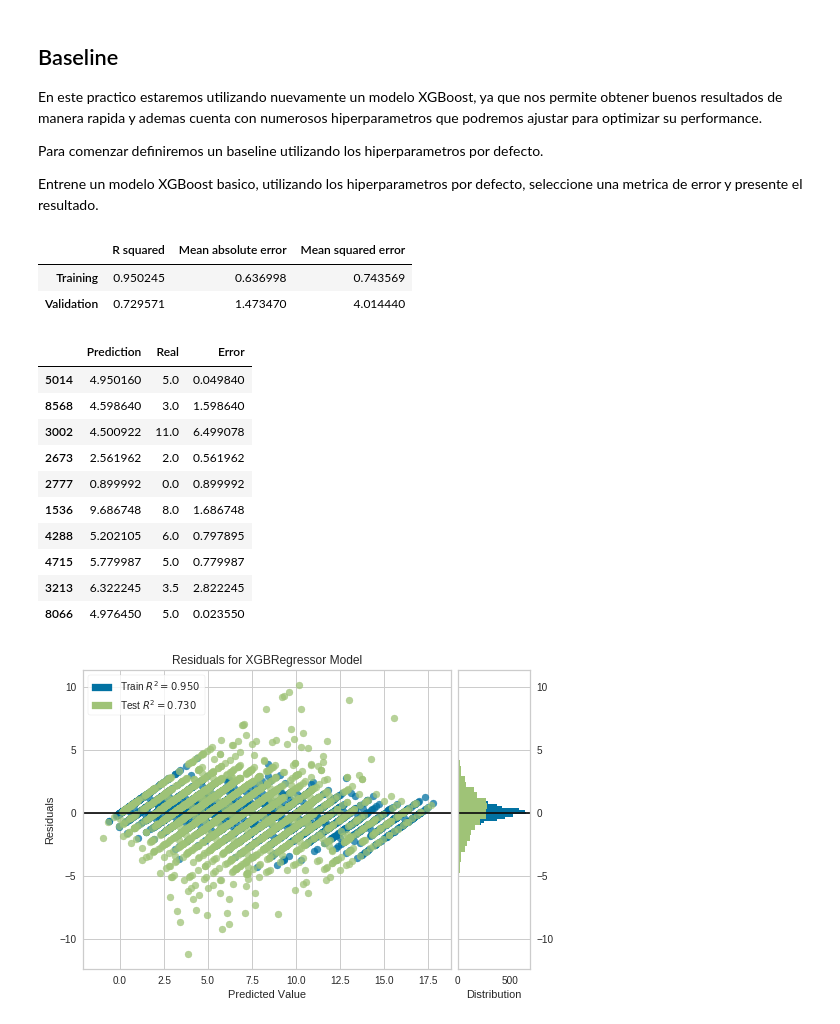
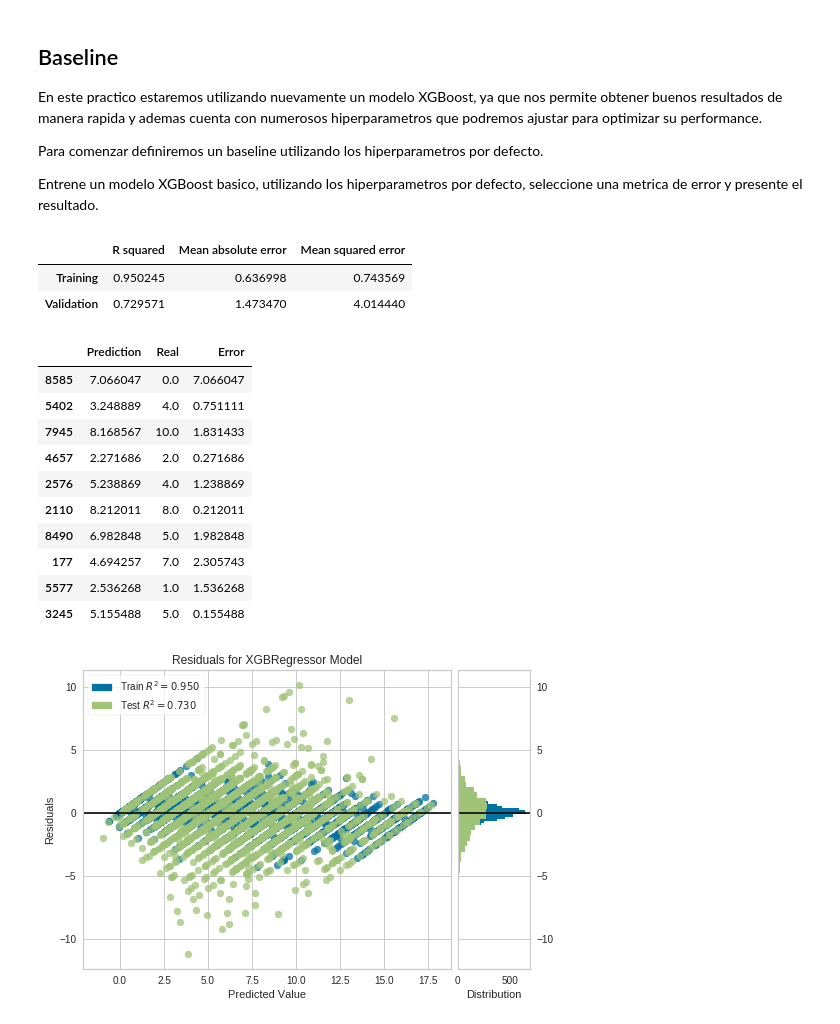
Before and after one commit to georeference-ML-mentoria/AprendizajeAutomatico-, a Jupyter notebook: 4_1_TPractico_Aprendizaje_Automatico_Javi.ipynb, the cells around one changed output. Saved outputs shown, nothing was run; the diff lists cells and outputs as text; code cells hidden in the pictures.

```diff
--- a/4_1_TPractico_Aprendizaje_Automatico_Javi.ipynb
+++ b/4_1_TPractico_Aprendizaje_Automatico_Javi.ipynb
@@ -209,28 +215,32 @@ Entrene un modelo XGBoost basico, utilizando los hiperparametros por defecto, se
 # %%
 regressor = xgb.XGBRegressor(random_state=42)
 
 regressor.fit(X_train, y_train)
 
 y_train_pred = regressor.predict(X_train)
 y_valid_pred = regressor.predict(X_valid)
 
-display_evaluation_errors(y_train, y_train_pred, y_valid, y_valid_pred)
+baseline_errors_table = make_evaluation_errors_table(y_train,
+                                                     y_train_pred,
+                                                     y_valid,
+                                                     y_valid_pred)
+display(baseline_errors_table)
 display_evaluation_table(y_valid, y_valid_pred)
 # %% [output]
 |  | R squared | Mean absolute error | Mean squared error |
 | Training | 0.950245 | 0.636998 | 0.743569 |
 | Validation | 0.729571 | 1.473470 | 4.014440 |
 |  | Prediction | Real | Error |
-| 5014 | 4.950160 | 5.0 | 0.049840 |
-| 8568 | 4.598640 | 3.0 | 1.598640 |
-| 3002 | 4.500922 | 11.0 | 6.499078 |
-| 2673 | 2.561962 | 2.0 | 0.561962 |
-| 2777 | 0.899992 | 0.0 | 0.899992 |
-| 1536 | 9.686748 | 8.0 | 1.686748 |
-| 4288 | 5.202105 | 6.0 | 0.797895 |
-| 4715 | 5.779987 | 5.0 | 0.779987 |
-| 3213 | 6.322245 | 3.5 | 2.822245 |
-| 8066 | 4.976450 | 5.0 | 0.023550 |
+| 8585 | 7.066047 | 0.0 | 7.066047 |
+| 5402 | 3.248889 | 4.0 | 0.751111 |
+| 7945 | 8.168567 | 10.0 | 1.831433 |
+| 4657 | 2.271686 | 2.0 | 0.271686 |
+| 2576 | 5.238869 | 4.0 | 1.238869 |
+| 2110 | 8.212011 | 8.0 | 0.212011 |
+| 8490 | 6.982848 | 5.0 | 1.982848 |
+| 177 | 4.694257 | 7.0 | 2.305743 |
+| 5577 | 2.536268 | 1.0 | 1.536268 |
+| 3245 | 5.155488 | 5.0 | 0.155488 |
 # %%
 show_residuals_plot(regressor, X_train, y_train, X_valid, y_valid)
 show_qq_plot(y_valid, y_valid_pred)
```
Also changed, not shown: parts of 14 cells of this notebook, 1 other file.
